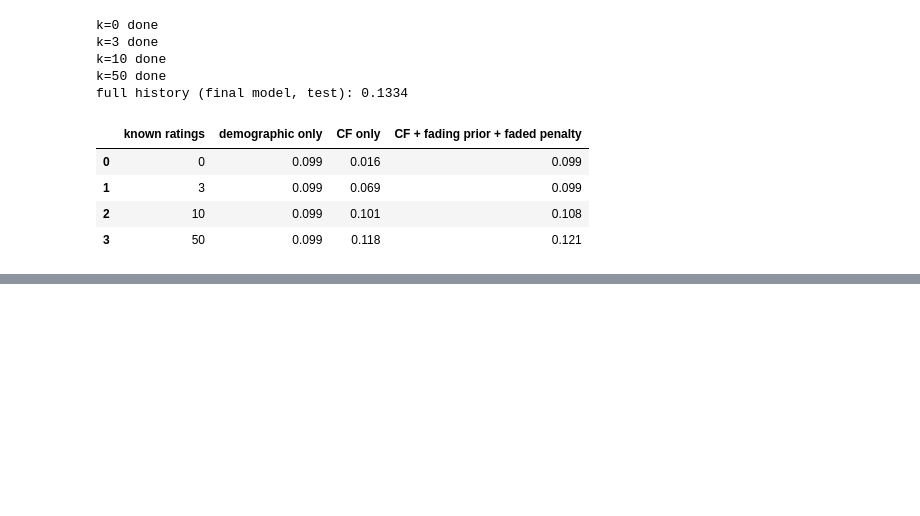
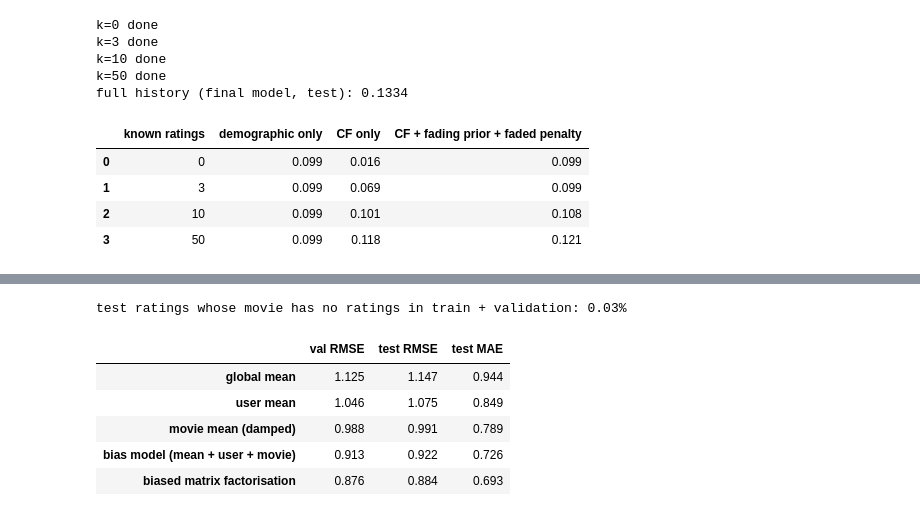
Before and after one commit to anushka-tyagi01/movie-recommendation-engine, a Jupyter notebook: notebooks/movie_recommendation_engine.ipynb, the cells around one changed output, grey strips where cells are left out. Drawn from its saved outputs; the diff is of its cells as text; code cells hidden in the pictures; blank space fills up the shorter version.

```diff
--- a/notebooks/movie_recommendation_engine.ipynb
+++ b/notebooks/movie_recommendation_engine.ipynb
@@ -2128,0 +2193,30 @@ full history (final model, test): 0.1334
+# %%
+from scipy.sparse import csr_matrix
+
+def als_explicit(u, i, r, f=32, lam=0.1, iters=12, seed=SEED):
+    """rating = mean + user bias + movie bias + user vector . movie vector; each ALS step is a small ridge regression."""
+    mu_, bu, bi = fit_bias(u, i, r)
+    res = r - mu_ - bu[u] - bi[i]
+    rng = np.random.default_rng(seed)
+    P = rng.normal(0, 0.1, (n_users, f)); Q = rng.normal(0, 0.1, (n_items, f))
+    by_user = csr_matrix((res, (u, i)), shape=(n_users, n_items)); by_item = by_user.T.tocsr()
+    def solve(M, F, out):
+        for k in range(M.shape[0]):
+            s, e = M.indptr[k], M.indptr[k + 1]
+            if e == s:
+                out[k] = 0; continue                                  # a user/movie without ratings keeps a zero vector
+            Fk = F[M.indices[s:e]]
+            out[k] = np.linalg.solve(Fk.T @ Fk + lam * (e - s) * np.eye(f), Fk.T @ M.data[s:e])   # regularisation grows with the number of ratings
+    for _ in range(iters):
+        solve(by_user, Q, P); solve(by_item, P, Q)
+    return mu_, bu, bi, P, Q
+
+def mf_predict(model, qu, qi):
+    mu_, bu, bi, P, Q = model
+    return np.clip(mu_ + bu[qu] + bi[qi] + (P[qu] * Q[qi]).sum(axis=1), 1, 5)
+
+mf_grid = {(f, lam): rmse(mf_predict(als_explicit(tr_u, tr_i, tr_r, f, lam), va_u, va_i), va_r)
+           for f in (16, 32, 64) for lam in (0.07, 0.1, 0.13)}
+best_f, best_lam_mf = min(mf_grid, key=mf_grid.get)
+print(pd.Series(mf_grid).unstack().round(4).rename_axis(index="factors", columns="regularisation").to_string())
+print(f"\nbest on validation: {best_f} factors, regularisation {best_lam_mf}  (RMSE {mf_grid[(best_f, best_lam_mf)]:.4f})")
@@ -2128,0 +2238,18 @@ full history (final model, test): 0.1334
+# %%
+val_pred["biased matrix factorisation"] = mf_predict(als_explicit(tr_u, tr_i, tr_r, best_f, best_lam_mf), va_u, va_i)
+mf_final = als_explicit(tv_u, tv_i, tv_r, best_f, best_lam_mf)       # refit on train + validation, parameters frozen
+test_pred = baseline_predictions(tv_u, tv_i, tv_r, te_u, te_i)
+test_pred["biased matrix factorisation"] = mf_predict(mf_final, te_u, te_i)
+rating_table = pd.DataFrame({
+    "val RMSE": {k: rmse(p, va_r) for k, p in val_pred.items()}, "test RMSE": {k: rmse(p, te_r) for k, p in test_pred.items()},
+    "test MAE": {k: mae(p, te_r) for k, p in test_pred.items()}})
+print(f"test ratings whose movie has no ratings in train + validation: {(~np.isin(te_i, tv_i)).mean():.2%}")
+rating_table.round(4)
+# %% [output]
+test ratings whose movie has no ratings in train + validation: 0.03%
+|  | val RMSE | test RMSE | test MAE |
+| global mean | 1.125 | 1.147 | 0.944 |
+| user mean | 1.046 | 1.075 | 0.849 |
+| movie mean (damped) | 0.988 | 0.991 | 0.789 |
+| bias model (mean + user + movie) | 0.913 | 0.922 | 0.726 |
+| biased matrix factorisation | 0.876 | 0.884 | 0.693 |
```
Also changed, not shown: parts of 13 cells of this notebook.
